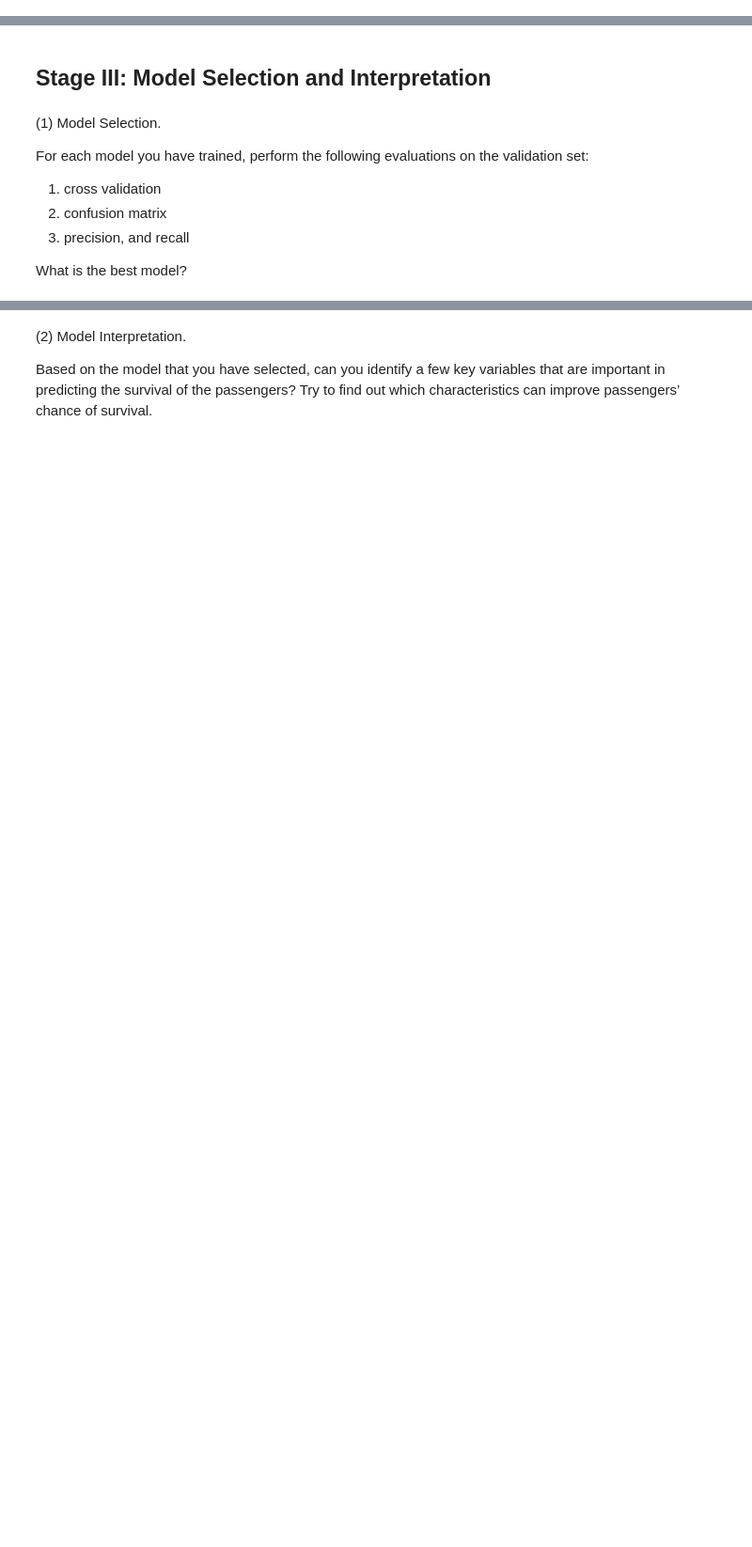
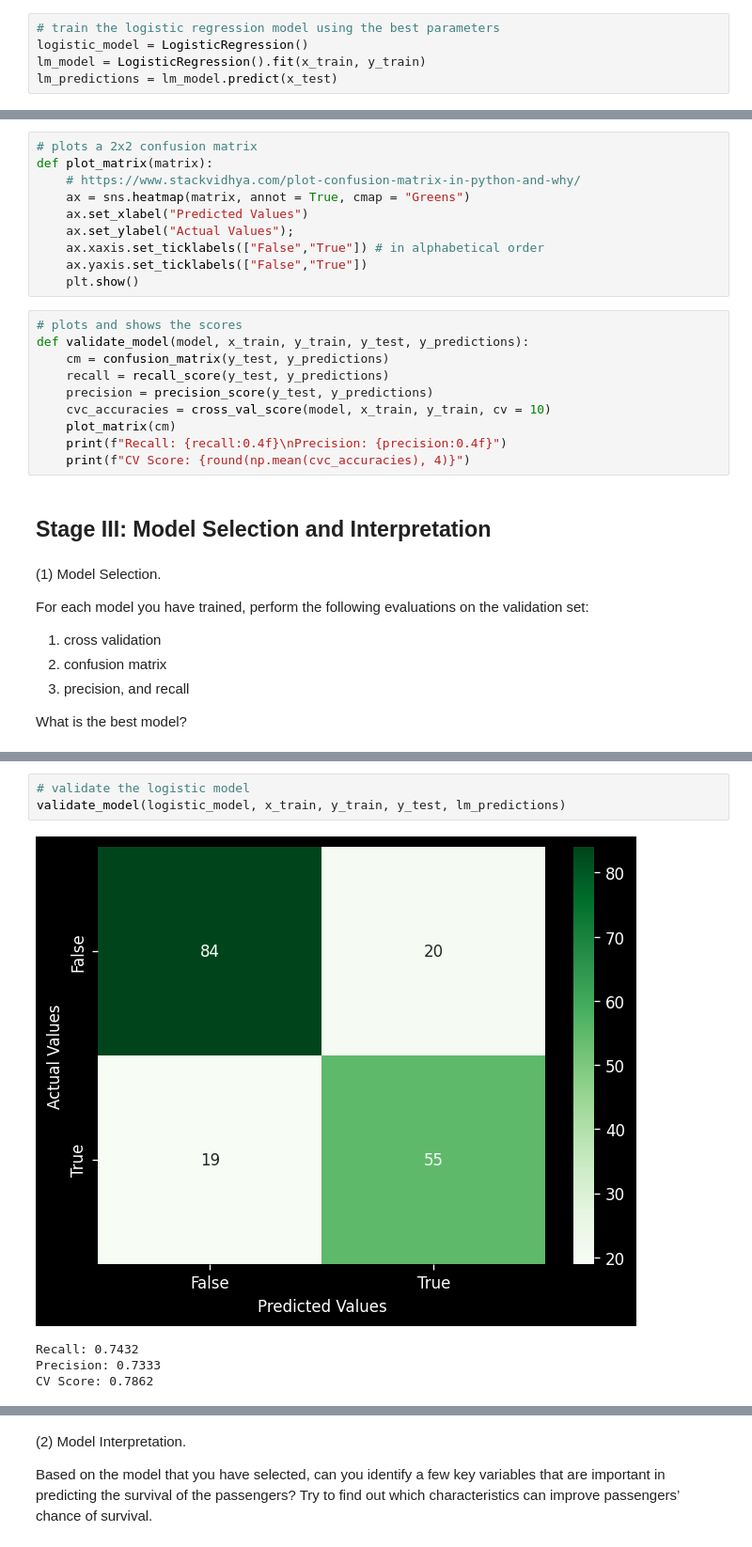
Before and after one commit to irisfield/cmp414, a Jupyter notebook: assignments/midterm.ipynb, the cells around one changed output, grey strips where cells are left out. Shown: that part at 94% size. Cells and saved outputs as stored; diff of their text form; blank space fills up the shorter version.

```diff
--- a/assignments/midterm.ipynb
+++ b/assignments/midterm.ipynb
@@ -328,0 +397,5 @@ So far, we have learned five models: linear regression, polynomial regression, l
+# %%
+# train the logistic regression model using the best parameters
+logistic_model = LogisticRegression()
+lm_model = LogisticRegression().fit(x_train, y_train)
+lm_predictions = lm_model.predict(x_test)
@@ -329,3 +444,23 @@ So far, we have learned five models: linear regression, polynomial regression, l
+# %%
+# plots a 2x2 confusion matrix
+def plot_matrix(matrix):
+    # https://www.stackvidhya.com/plot-confusion-matrix-in-python-and-why/
+    ax = sns.heatmap(matrix, annot = True, cmap = "Greens")
+    ax.set_xlabel("Predicted Values")
+    ax.set_ylabel("Actual Values");
+    ax.xaxis.set_ticklabels(["False","True"]) # in alphabetical order
+    ax.yaxis.set_ticklabels(["False","True"])
+    plt.show()
+# %%
+# plots and shows the scores
+def validate_model(model, x_train, y_train, y_test, y_predictions):
+    cm = confusion_matrix(y_test, y_predictions)
+    recall = recall_score(y_test, y_predictions)
+    precision = precision_score(y_test, y_predictions)
+    cvc_accuracies = cross_val_score(model, x_train, y_train, cv = 10)
+    plot_matrix(cm)
+    print(f"Recall: {recall:0.4f}\nPrecision: {precision:0.4f}")
+    print(f"CV Score: {round(np.mean(cvc_accuracies), 4)}")
 # %% [markdown]
 ## Stage III: Model Selection and Interpretation
 # %% [markdown]
@@ -339,0 +480,8 @@ What is the best model?
+# %%
+# validate the logistic model
+validate_model(logistic_model, x_train, y_train, y_test, lm_predictions)
+# %% [output]
+[figure, added]
+Recall: 0.7432
+Precision: 0.7333
+CV Score: 0.7862
```
Also changed, not shown: parts of 38 cells of this notebook.
